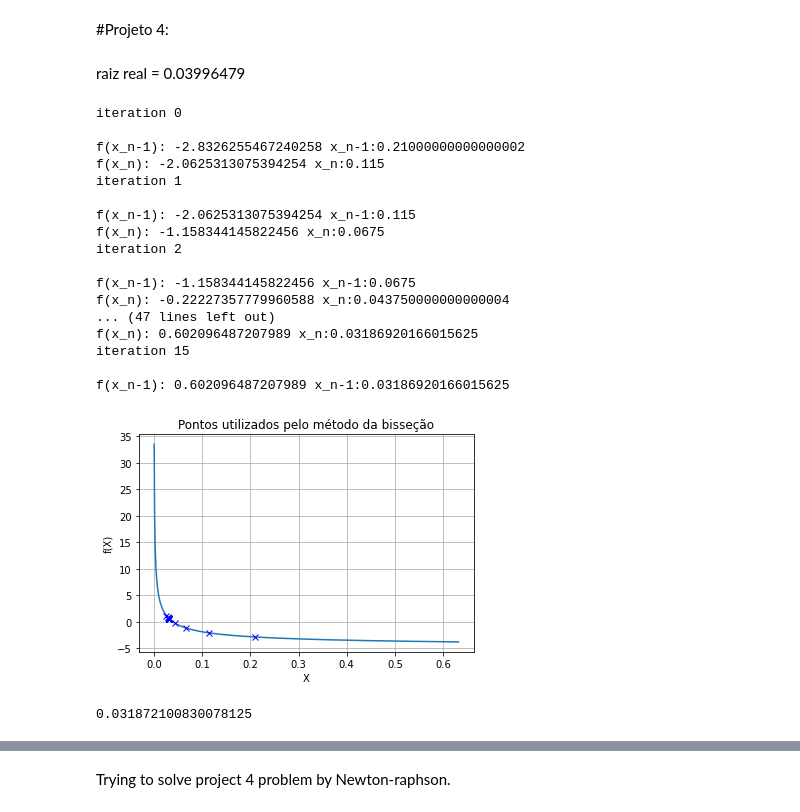
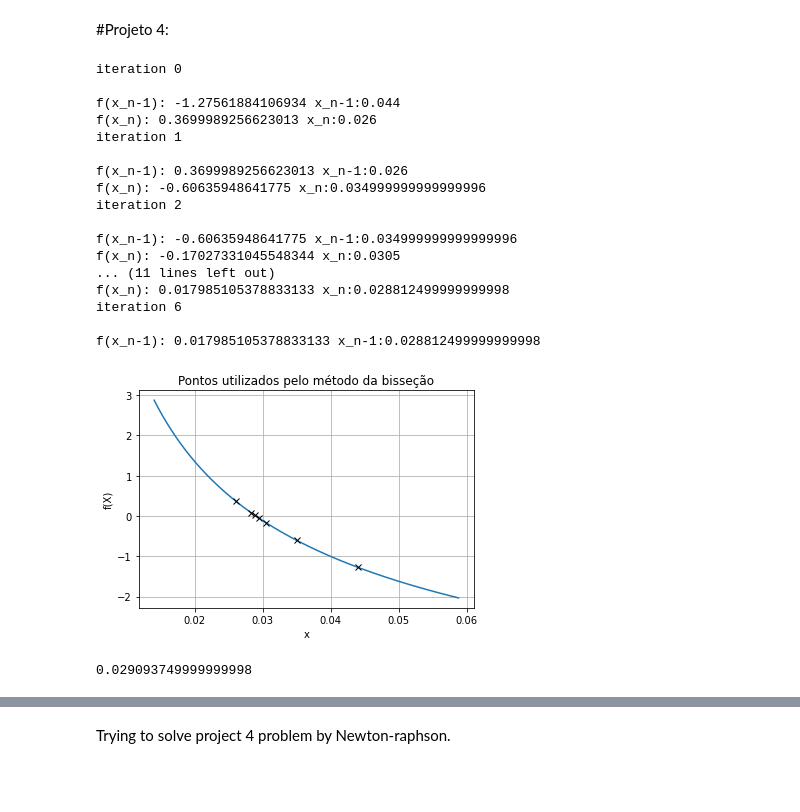
Before and after one commit to HerbertHipolito/lab.MatIndustrual, a Jupyter notebook: root.ipynb, the cells around one changed output, grey strips where cells are left out. Cells and saved outputs as stored; diff of their text form; code cells hidden in the pictures; blank space fills up the shorter version.

```diff
--- a/root.ipynb
+++ b/root.ipynb
@@ -205,30 +226,28 @@ f(x_n-1): 2.948787709785574e-18 x_n-1:2.2888193591461183e-06
 # %% [markdown]
 #Projeto 4:
-# %% [markdown]
-raiz real = 0.03996479
 # %%
 re = (1.23*40*0.005)/0.0000179
-function = lambda x: logsumexp(1)/logsumexp((x)**(1/2)) + logsumexp(2*np.log(0.0015/(3.7*0.005) +logsumexp(2.51)/logsumexp(((x**(1/2))*re)) ) )
+function = lambda x: 1/((x)**(1/2)) +  2*np.log10(0.0000015/(3.7*0.005) +(2.51)/(( (x**(1/2))*(re) )) )
 
-bisection = bisection_method(function,0.02,0.4,True)
-display(bisection.find_root(0.0001,100,0.5,0.6))
+bisection = bisection_method(function,0.008,0.08,True)
+display(bisection.find_root(0.01,100,0.03,0.03,'proj_4'))
 # %% [output]
 iteration 0
 
-f(x_n-1): -2.8326255467240258 x_n-1:0.21000000000000002
-f(x_n): -2.0625313075394254 x_n:0.115
+f(x_n-1): -1.27561884106934 x_n-1:0.044
+f(x_n): 0.3699989256623013 x_n:0.026
 iteration 1
 
-f(x_n-1): -2.0625313075394254 x_n-1:0.115
-f(x_n): -1.158344145822456 x_n:0.0675
+f(x_n-1): 0.3699989256623013 x_n-1:0.026
+f(x_n): -0.60635948641775 x_n:0.034999999999999996
 iteration 2
 
-f(x_n-1): -1.158344145822456 x_n-1:0.0675
-f(x_n): -0.22227357779960588 x_n:0.043750000000000004
-... (47 lines left out)
-f(x_n): 0.602096487207989 x_n:0.03186920166015625
-iteration 15
+f(x_n-1): -0.60635948641775 x_n-1:0.034999999999999996
+f(x_n): -0.17027331045548344 x_n:0.0305
+... (11 lines left out)
+f(x_n): 0.017985105378833133 x_n:0.028812499999999998
+iteration 6
 
-f(x_n-1): 0.602096487207989 x_n-1:0.03186920166015625
+f(x_n-1): 0.017985105378833133 x_n-1:0.028812499999999998
-[figure, old version]
+[figure, new version]
-0.031872100830078125
+0.029093749999999998
```
Also changed, not shown: parts of 11 cells of this notebook.
